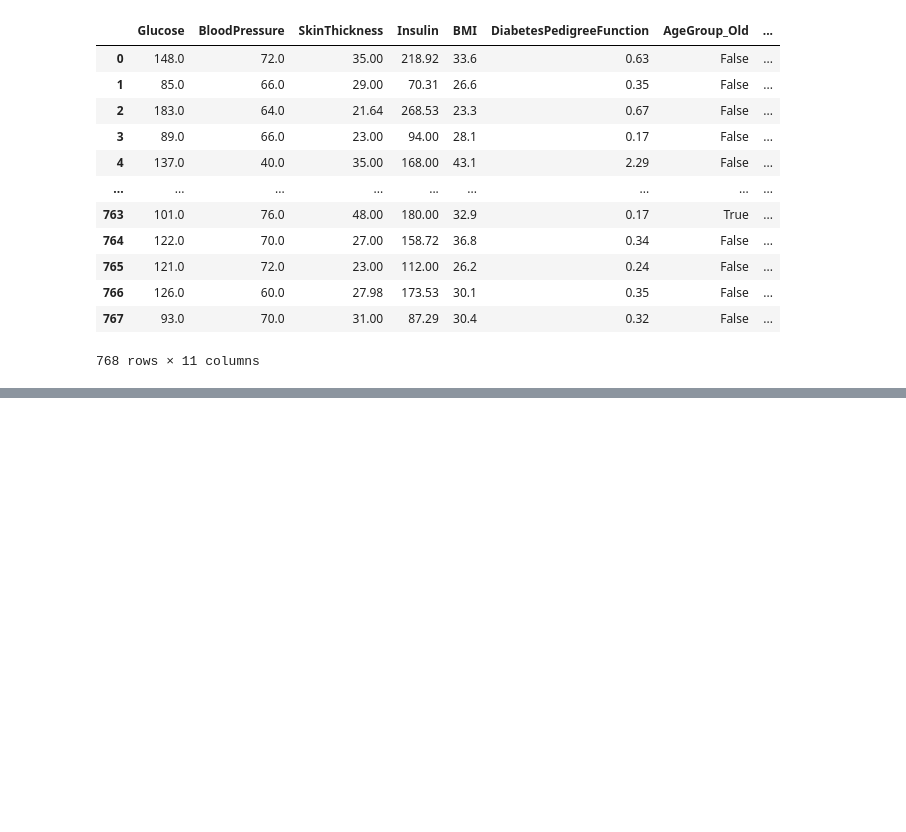
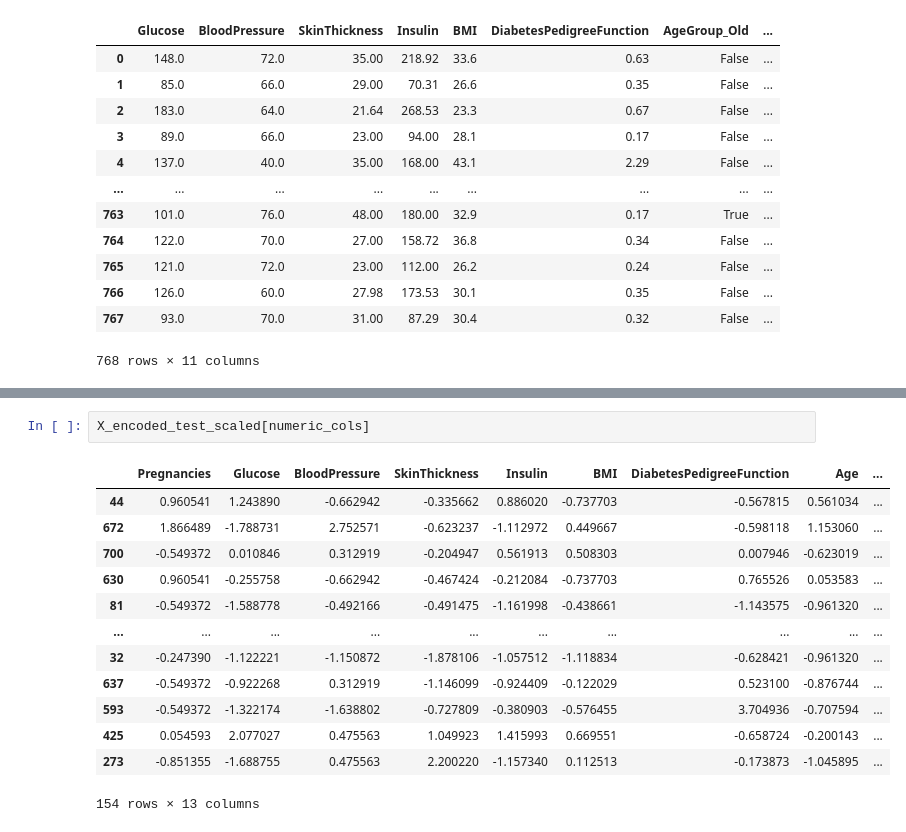
Before and after one commit to Similoluwa224/team_glucose_guard, a Jupyter notebook: capstone_diabetes.ipynb, the cells around one changed output, grey strips where cells are left out. Cells and saved outputs as stored; diff of their text form; blank space fills up the shorter version.

```diff
--- a/capstone_diabetes.ipynb
+++ b/capstone_diabetes.ipynb
@@ -1351,0 +1362,16 @@ Test set: (154, 13) (154,)
+# %%
+X_encoded_test_scaled[numeric_cols]
+# %% [output]
+|  | Pregnancies | Glucose | BloodPressure | SkinThickness | Insulin | BMI | DiabetesPedigreeFunction | Age | ... |
+| 44 | 0.960541 | 1.243890 | -0.662942 | -0.335662 | 0.886020 | -0.737703 | -0.567815 | 0.561034 | ... |
+| 672 | 1.866489 | -1.788731 | 2.752571 | -0.623237 | -1.112972 | 0.449667 | -0.598118 | 1.153060 | ... |
+| 700 | -0.549372 | 0.010846 | 0.312919 | -0.204947 | 0.561913 | 0.508303 | 0.007946 | -0.623019 | ... |
+| 630 | 0.960541 | -0.255758 | -0.662942 | -0.467424 | -0.212084 | -0.737703 | 0.765526 | 0.053583 | ... |
+| 81 | -0.549372 | -1.588778 | -0.492166 | -0.491475 | -1.161998 | -0.438661 | -1.143575 | -0.961320 | ... |
+| ... | ... | ... | ... | ... | ... | ... | ... | ... | ... |
+| 32 | -0.247390 | -1.122221 | -1.150872 | -1.878106 | -1.057512 | -1.118834 | -0.628421 | -0.961320 | ... |
+| 637 | -0.549372 | -0.922268 | 0.312919 | -1.146099 | -0.924409 | -0.122029 | 0.523100 | -0.876744 | ... |
+| 593 | -0.549372 | -1.322174 | -1.638802 | -0.727809 | -0.380903 | -0.576455 | 3.704936 | -0.707594 | ... |
+| 425 | 0.054593 | 2.077027 | 0.475563 | 1.049923 | 1.415993 | 0.669551 | -0.658724 | -0.200143 | ... |
+| 273 | -0.851355 | -1.688755 | 0.475563 | 2.200220 | -1.157340 | 0.112513 | -0.173873 | -1.045895 | ... |
+154 rows × 13 columns
```
Also changed, not shown: parts of 14 cells of this notebook.
